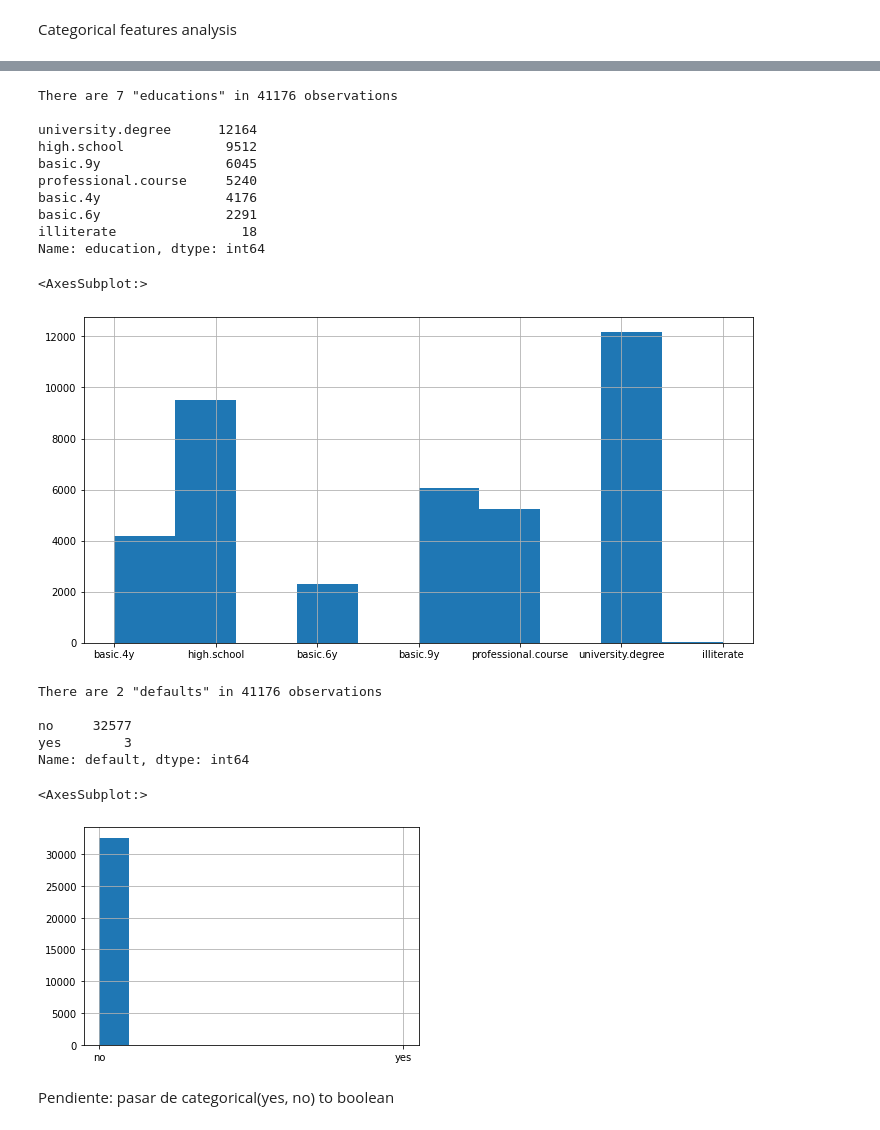
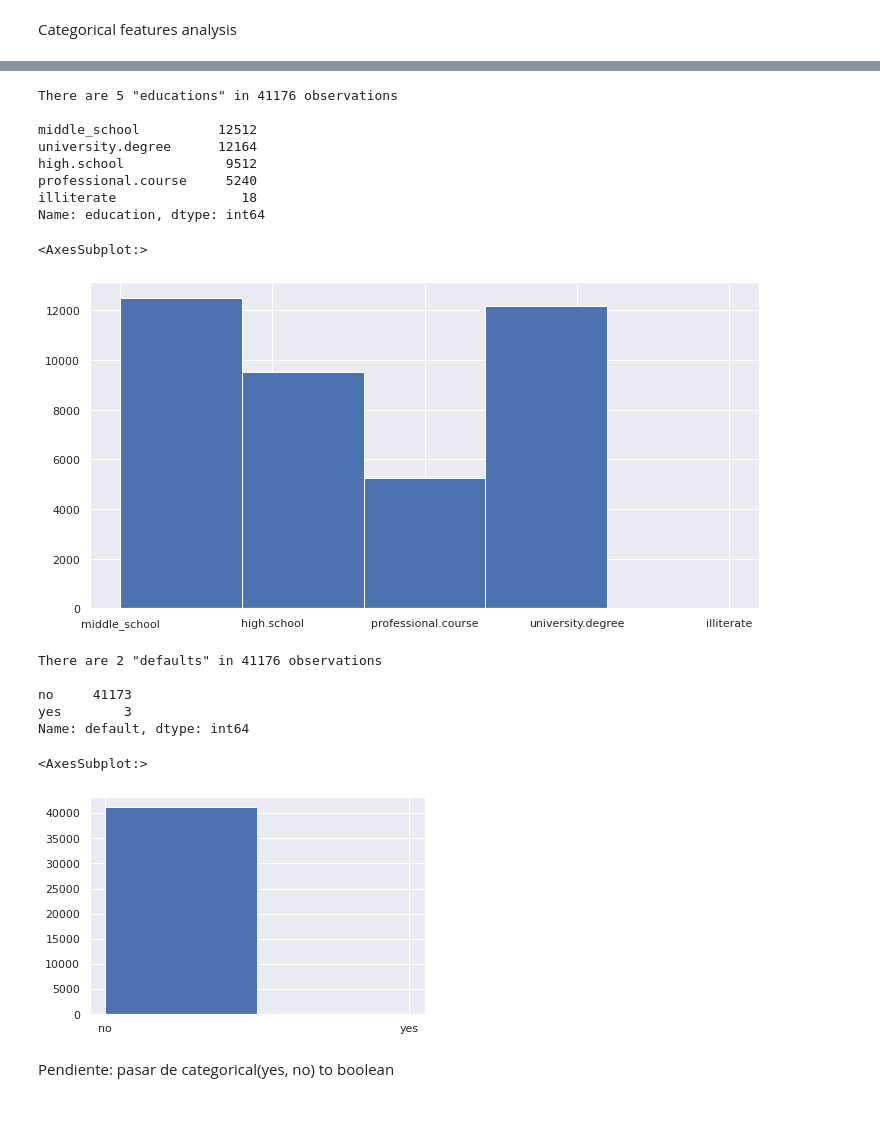
Before and after one commit to jgayosof/logistic-regression-project-tutorial, a Jupyter notebook: src/Sample_Steps.ipynb, the cells around one changed output, grey strips where cells are left out. Drawn from its saved outputs; the diff is of its cells as text; code cells hidden in the pictures.

```diff
--- a/src/Sample_Steps.ipynb
+++ b/src/Sample_Steps.ipynb
@@ -191,52 +193,55 @@ Name: marital, dtype: int64
 # %%
 # 'education' analysis
 
 # Replace unknown with mode:
 condition  = (df_raw['education'] == 'unknown')
 df_raw.loc[condition, 'education'] = df_raw['education'].mode()
+
+# Insert categories 'basic.9y','basic.6y','basic4y' into 'middle_school':
+df_raw['education'] = df_raw['education'].replace(['basic.9y', 'basic.6y', 'basic.4y'], 'middle_school')
 
 nuniques = df_raw['education'].nunique()
 counts = df_raw['education'].value_counts()
 print(f'There are {nuniques} "educations" in {len(df_raw)} observations \n')
 print(f'{counts}')
 
 fig = plt.figure(figsize=(12,6))
 ax = fig.gca()
-df_raw['education'].hist(ax=ax)
+df_raw['education'].hist(ax=ax, bins=nuniques)
 # %% [output]
-There are 7 "educations" in 41176 observations
+There are 5 "educations" in 41176 observations
 
+middle_school          12512
 university.degree      12164
 high.school             9512
-basic.9y                6045
 professional.course     5240
-basic.4y                4176
-basic.6y                2291
 illiterate                18
 Name: education, dtype: int64
 <AxesSubplot:>
-[figure, old version]
+[figure, new version]
 # %%
 # 'default' analysis
 
 # Replace unknown with mode:
 condition  = (df_raw['default'] == 'unknown')
-df_raw.loc[condition, 'default'] = df_raw['default'].mode()
+df_raw.loc[condition, 'default'] = 'no'
 
 nuniques = df_raw['default'].nunique()
 counts = df_raw['default'].value_counts()
 print(f'There are {nuniques} "defaults" in {len(df_raw)} observations \n')
 print(f'{counts}')
 
-df_raw['default'].hist()
+fig = plt.figure(figsize=(6,4))
+ax = fig.gca()
+df_raw['default'].hist(ax=ax, bins=nuniques)
 # %% [output]
 There are 2 "defaults" in 41176 observations
 
-no     32577
+no     41173
 yes        3
 Name: default, dtype: int64
 <AxesSubplot:>
-[figure, old version]
+[figure, new version]
 # %% [markdown]
 Pendiente: pasar de categorical(yes, no) to boolean
 # %%
```
Also changed, not shown: parts of 40 cells of this notebook.
